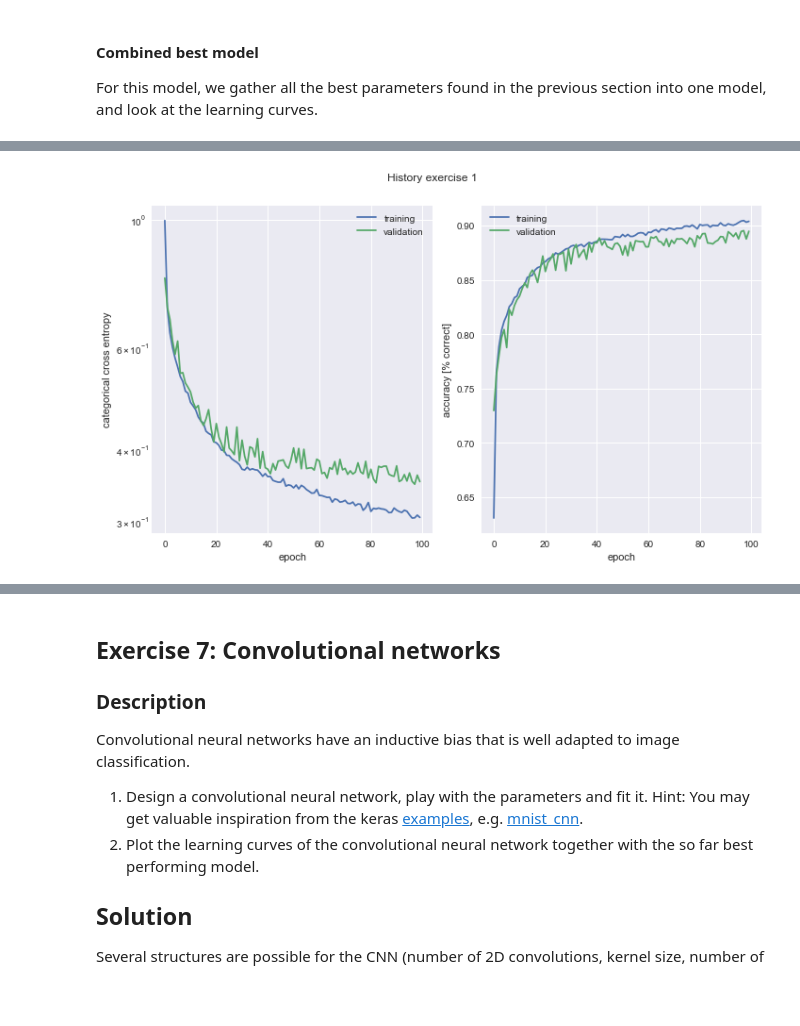
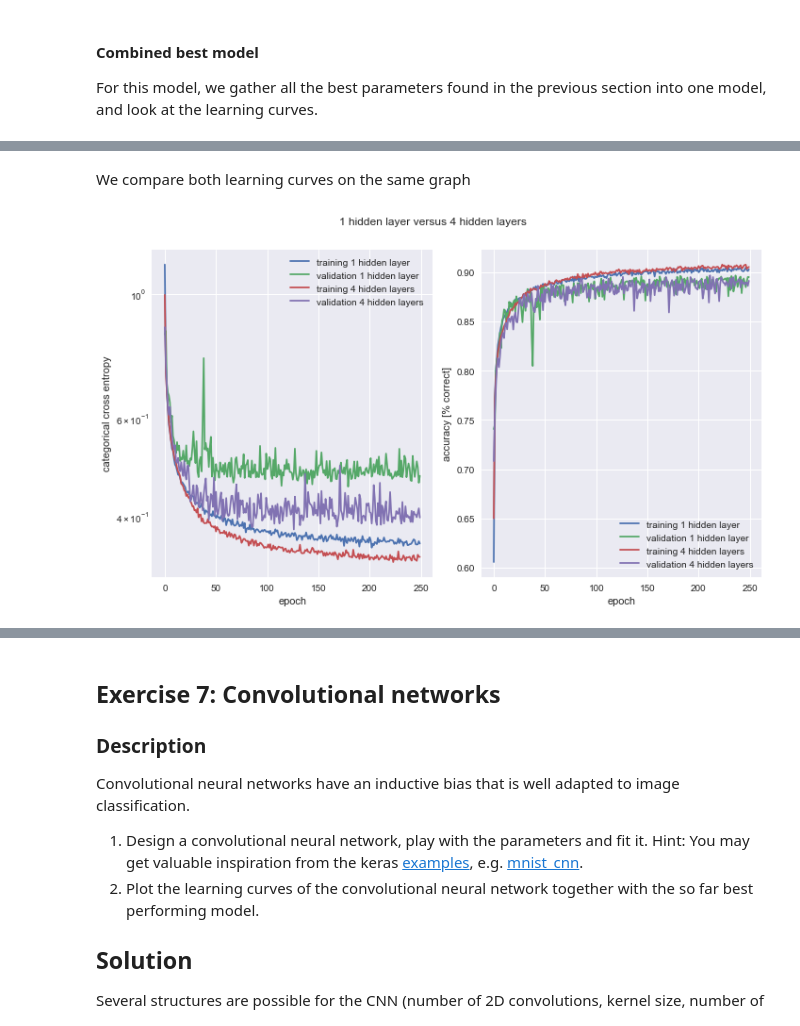
Before and after one commit to SSappy/ANN-Project-1, a Jupyter notebook: miniproject1.ipynb, the cells around one changed output, grey strips where cells are left out. Saved outputs shown, nothing was run; the diff lists cells and outputs as text; code cells hidden in the pictures; blank space fills up the shorter version.

```diff
--- a/miniproject1.ipynb
+++ b/miniproject1.ipynb
@@ -266,6 +266,21 @@ def plot_dict_history(history, title):
     ax2.plot(history['val_acc'], label = "validation")
     finalize_standardplot(fig, ax1, ax2)
     return fig
+
+def plot_dict_histories(history1, history2, title1, title2):
+    fig, ax1, ax2 = prepare_standardplot(title1 + ' versus ' + title2, 'epoch')
+    ax1.plot(history1['loss'], label = "training "+title1)
+    ax1.plot(history1['val_loss'], label = "validation " +title1)
+    ax1.plot(history2['loss'], label = "training "+title2)
+    ax1.plot(history2['val_loss'], label = "validation "+title2)
+
+    ax2.plot(history1['acc'], label = "training "+title1)
+    ax2.plot(history1['val_acc'], label = "validation "+title1)
+    ax2.plot(history2['acc'], label = "training "+title2)
+    ax2.plot(history2['val_acc'], label = "validation "+title2)
+
+    finalize_standardplot(fig, ax1, ax2)
+    return fig
 # %% [markdown]
 ## Exercise 1: No hidden layer
 
@@ -1991 +2002,4 @@ plot = plot_history(history, 'History exercise 1')
+# %%
+#save_history(history, 'ex6_1_layer_best')
+history_1_layer = load_history('ex6_1_layer_best')
 # %% [markdown]
@@ -2011,4 +2021,9 @@ save_history(history, 'ex6_4_layer_best')
-# %%
-plot = plot_history(history2, 'History exercise 1')
-# %% [output]
-[figure, removed]
+# %%
+#save_history(history_4_layers, 'ex6_4_layer_best')
+history_4_layers = load_history('ex6_4_layer_best')
+# %% [markdown]
+We compare both learning curves on the same graph
+# %%
+plot= plot_dict_histories(history_1_layer,history_4_layers,'1 hidden layer', '4 hidden layers')
+# %% [output]
+[figure, added]
```
Also changed, not shown: parts of 10 cells of this notebook, 2 other files.
